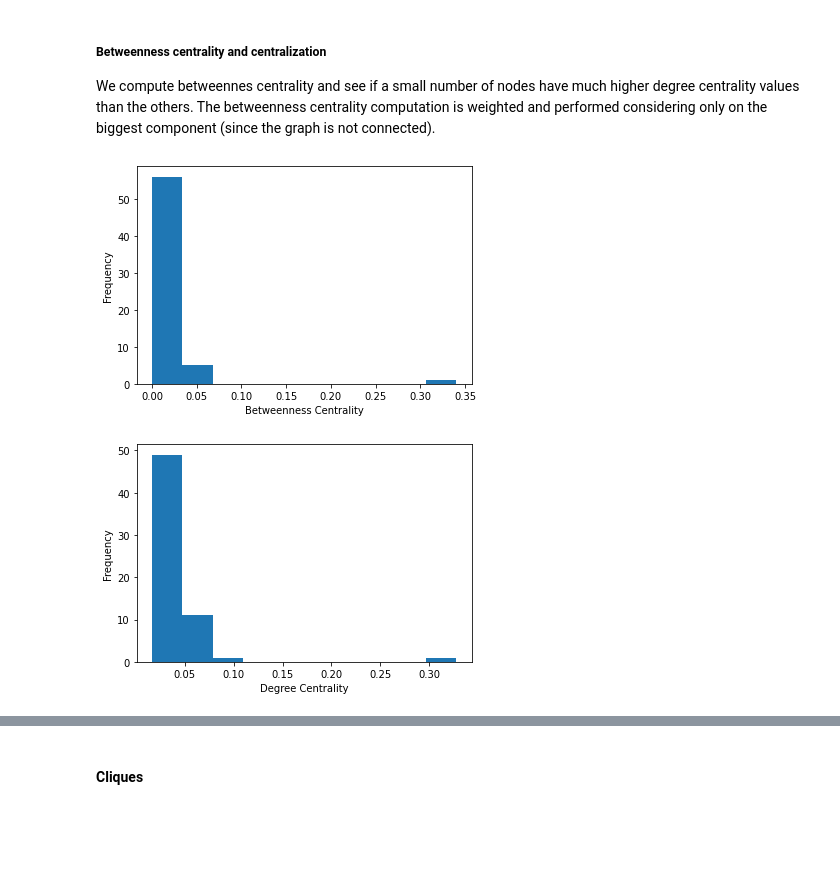
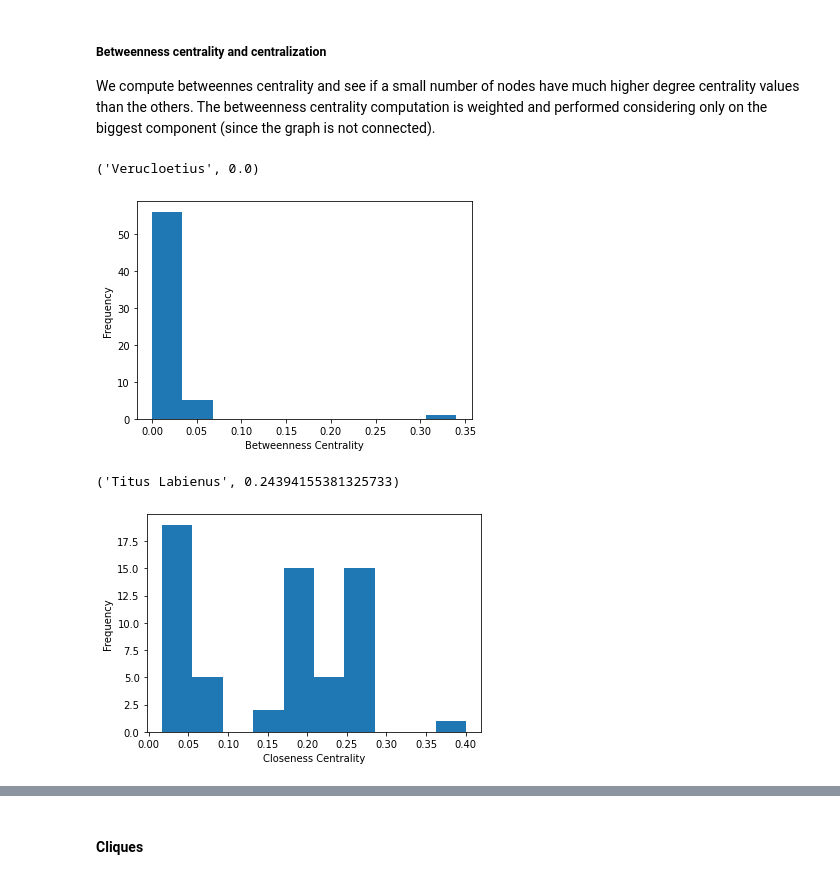
Before and after one commit to eliarizzetto/bg_net, a Jupyter notebook: caesar_net/BG_net.ipynb, the cells around one changed output, grey strips where cells are left out. Cells and saved outputs as stored; diff of their text form; code cells hidden in the pictures; blank space fills up the shorter version.

```diff
--- a/caesar_net/BG_net.ipynb
+++ b/caesar_net/BG_net.ipynb
@@ -282,13 +67,17 @@ for ind, el in enumerate(people_entities):
+# %%
+from data_processing import clean_relations_instances, get_dependency_relations
+
+relations = clean_relations_instances(get_dependency_relations(sentences))
+characters = list({i for i in relations if type(i) == str})
 # %% [markdown]
 # Let's build the graph!
 # %%
 import networkx as nx
 import matplotlib.pyplot as plt
-from networkx.algorithms import community
 from pprint import pprint
 
-edges = people_relations
-nodes = people_entities
+edges = relations
+#nodes = characters
 
 G = nx.Graph()
 
@@ -398,23 +160,24 @@ We compute betweennes centrality and see if a small number of nodes have much hi
 # %%
-# Extract the betweenness centrality values from the dictionary
-betweenness_centrality_values = list(betweenness_centrality.values())
+print(sorted(betweenness_centrality.items(), key=lambda x:x[1], reverse=True)[20]) # print top 20 nodes with highest value
 
-# Create a histogram of the betweenness centrality values
-plt.hist(betweenness_centrality_values)
+plt.hist(list(betweenness_centrality.values()))
 plt.xlabel('Betweenness Centrality')
 plt.ylabel('Frequency')
-plt.savefig("out/betweenness_centrality_hist.png")
-plt.savefig("out/betweenness_centrality_hist.svg")
+plt.savefig("out/betweenness_centrality.png")
+plt.savefig("out/betwenness_centrality.svg")
 plt.show()
 # %% [output]
+('Verucloetius', 0.0)
 [figure]
 # %%
+print(sorted(closeness_centrality.items(), key=lambda x:x[1], reverse=True)[20]) # print top 20 nodes with highest value
 
-# Create a histogram of the degree centrality values
-plt.hist(list(degree_centrality.values()))
-plt.xlabel('Degree Centrality')
+plt.hist(list(closeness_centrality.values()))
+plt.xlabel('Closeness Centrality')
 plt.ylabel('Frequency')
-plt.savefig("out/degree_centrality_hist.png")
+plt.savefig("out/closeness_centrality.png")
+plt.savefig("out/closeness_centrality.svg")
 plt.show()
 # %% [output]
+('Titus Labienus', 0.24394155381325733)
-[figure, old version]
+[figure, new version]
```
Also changed, not shown: parts of 50 cells of this notebook, 43 other files.
